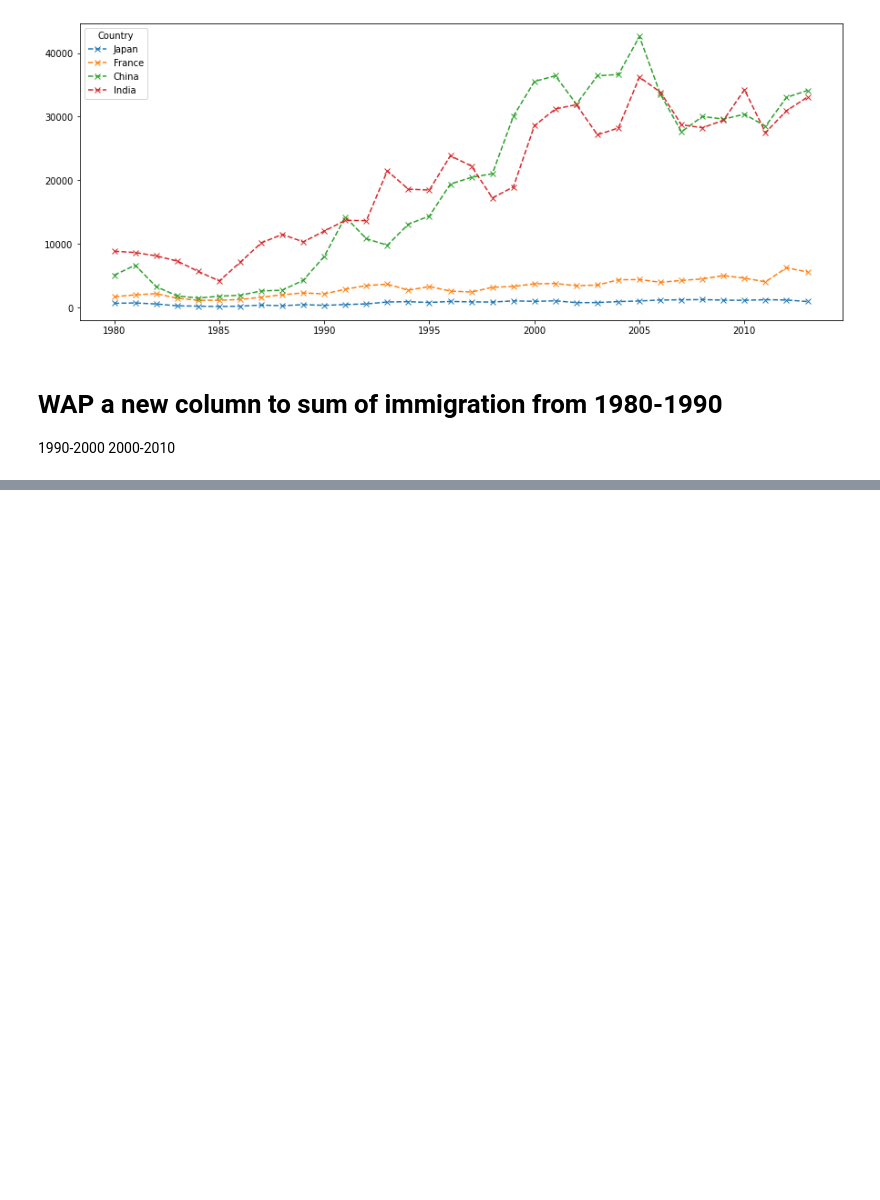
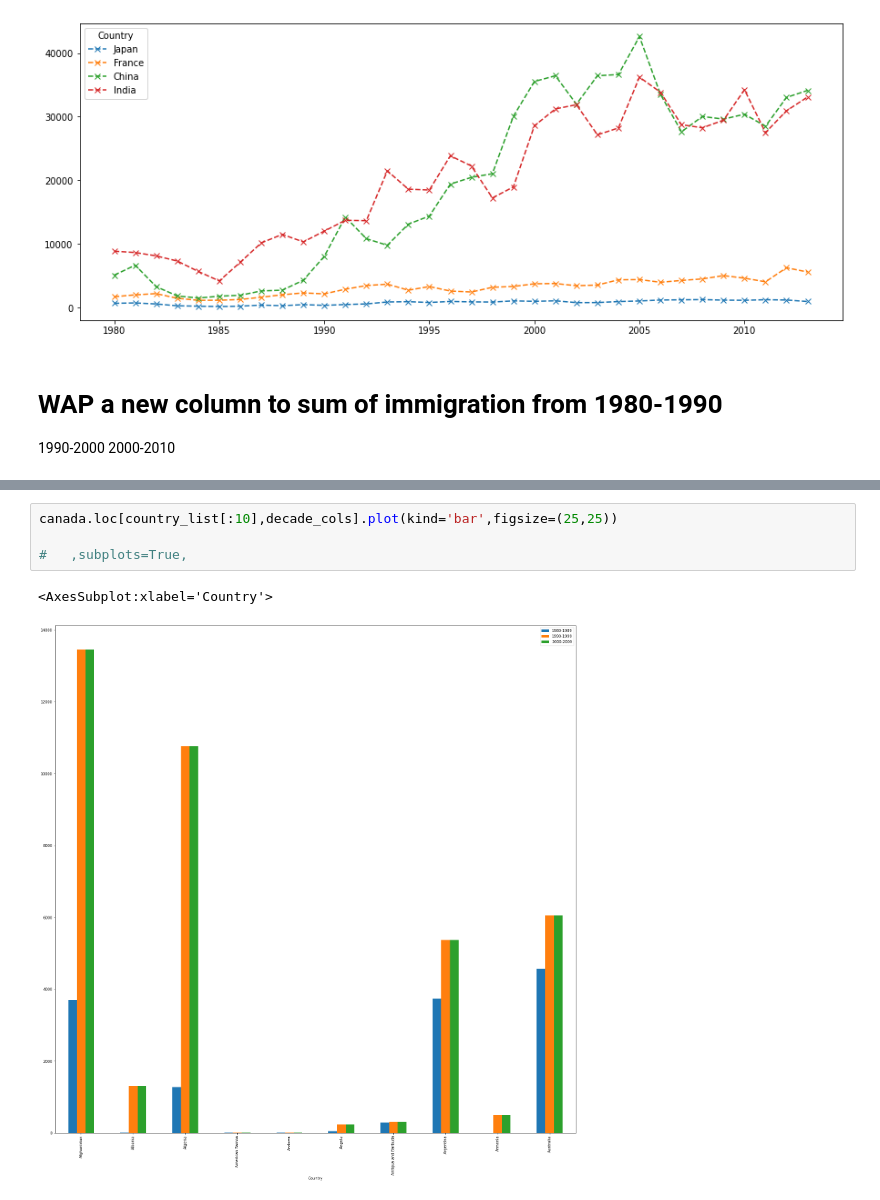
Before and after one commit to Letstry2code/Python-Basic, a Jupyter notebook: Data analysis/analysis.ipynb, the cells around one changed output, grey strips where cells are left out. Cells and saved outputs as stored; diff of their text form; blank space fills up the shorter version.

```diff
--- a/Data analysis/analysis.ipynb
+++ b/Data analysis/analysis.ipynb
@@ -94,0 +387,7 @@ canada.loc[['Japan','France','China','India'],years].T.plot(kind='line',figsize=
+# %%
+canada.loc[country_list[:10],decade_cols].plot(kind='bar',figsize=(25,25))
+
+#   ,subplots=True,
+# %% [output]
+<AxesSubplot:xlabel='Country'>
+[figure, added]
```
Also changed, not shown: parts of 52 cells of this notebook, 1 other file.
